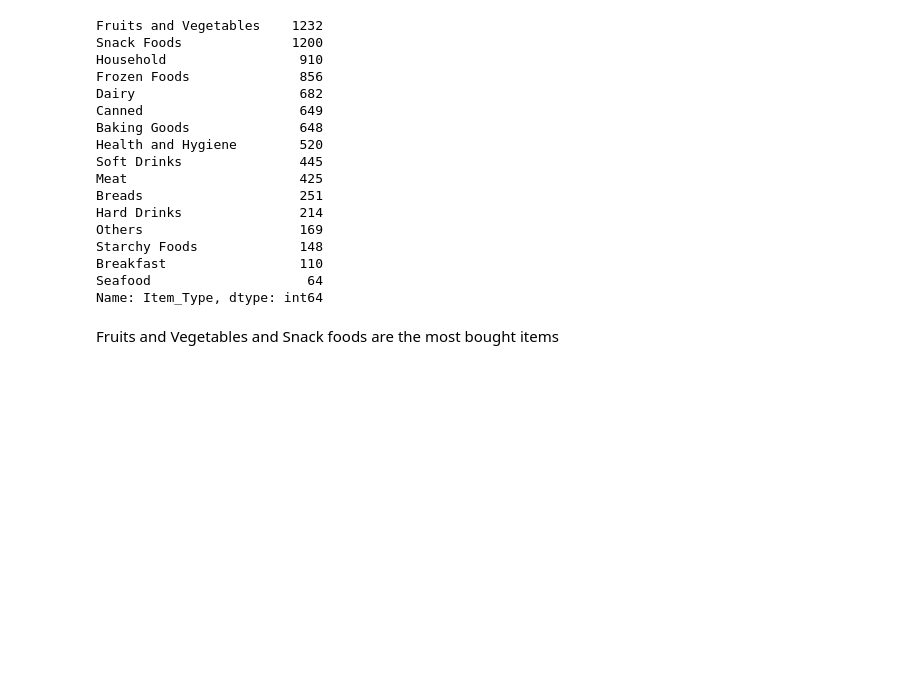
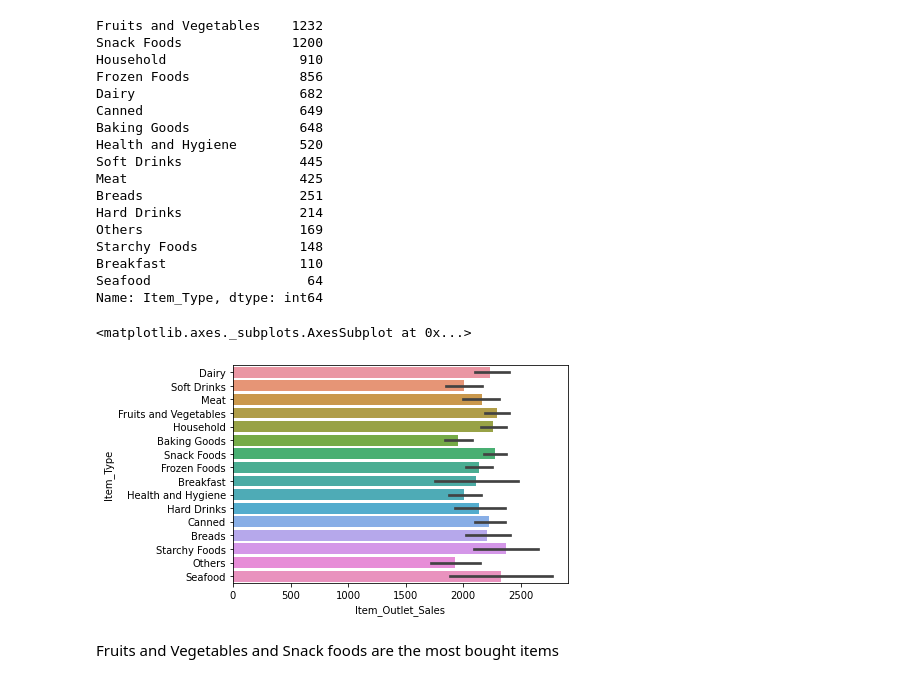
Before and after one commit to maryawamaitha/A-Food-Sales-PredictionsProject, a Jupyter notebook: Project1_FoodSalesPrediction.ipynb, the cells around one changed output. Cells and saved outputs as stored; diff of their text form; code cells hidden in the pictures; blank space fills up the shorter version.

```diff
--- a/Project1_FoodSalesPrediction.ipynb
+++ b/Project1_FoodSalesPrediction.ipynb
@@ -170,6 +169,11 @@ Starchy Foods             148
 Breakfast                 110
 Seafood                    64
 Name: Item_Type, dtype: int64
+# %%
+sns.barplot(data=sales_cata, y='Item_Type', x='Item_Outlet_Sales')
+# %% [output]
+<matplotlib.axes._subplots.AxesSubplot at 0x...>
+[figure, added]
 # %% [markdown]
 Fruits and Vegetables and Snack foods are the most bought items
 # %% [markdown]
```
Also changed, not shown: parts of 28 cells of this notebook.
